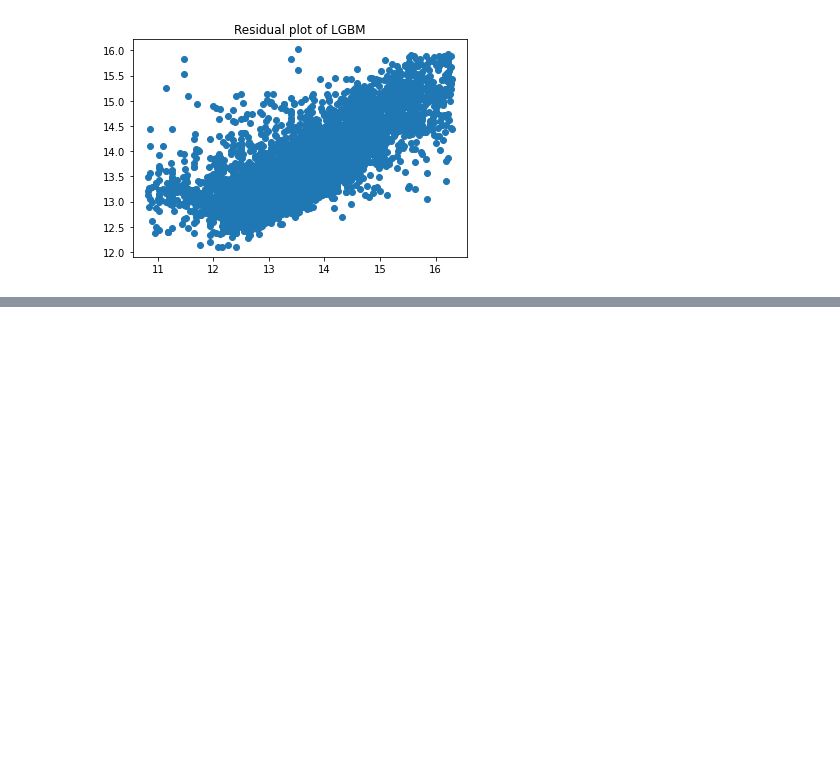
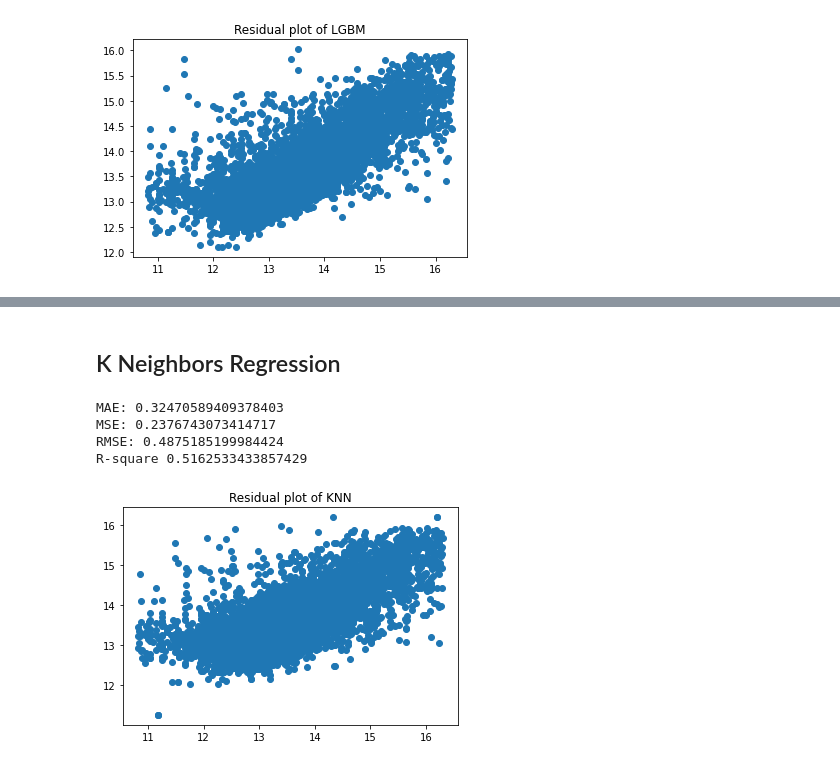
Before and after one commit to neveram/NYC-Housing-Price-Prediction, a Jupyter notebook: Data Preprocessing and Visualization.ipynb, the cells around one changed output, grey strips where cells are left out. Saved outputs shown, nothing was run; the diff lists cells and outputs as text; code cells hidden in the pictures; blank space fills up the shorter version.

Commit message:
Performed K Neighbors Regression

```diff
--- a/Data Preprocessing and Visualization.ipynb
+++ b/Data Preprocessing and Visualization.ipynb
@@ -1058,0 +1059,20 @@ R-square 0.31476569384986275
+# %% [markdown]
+## K Neighbors Regression
+# %%
+knn = KNeighborsRegressor()
+start = time.process_time()
+model = knn.fit(X_train,y_train)
+knn_predict =  model.predict(X_test)
+plt.scatter(y_test, knn_predict)
+plt.title('Residual plot of KNN')
+
+print('MAE:', metrics.mean_absolute_error(y_test, knn_predict))
+print('MSE:', metrics.mean_squared_error(y_test, knn_predict))
+print('RMSE:', np.sqrt(metrics.mean_squared_error(y_test, knn_predict)))
+print('R-square', metrics.r2_score(y_test, knn_predict))
+# %% [output]
+MAE: 0.32470589409378403
+MSE: 0.2376743073414717
+RMSE: 0.4875185199984424
+R-square 0.5162533433857429
+[figure, added]
```
Also changed, not shown: parts of 7 cells of this notebook.
